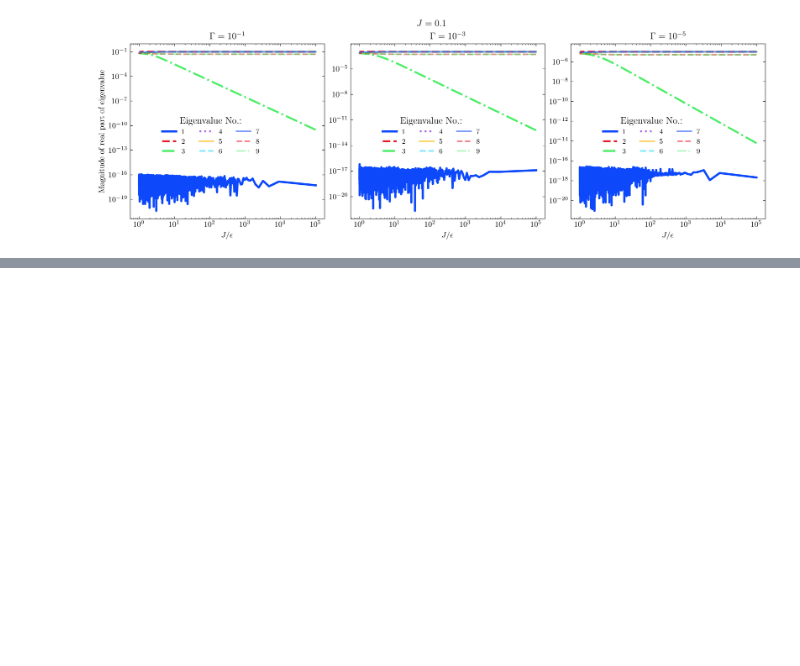
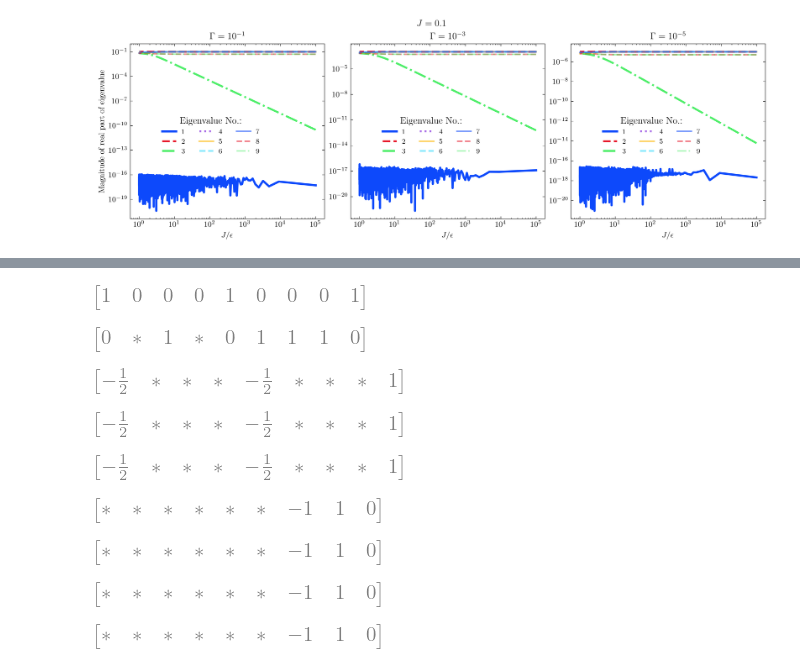
Before and after one commit to kiwipretzel/nserc-2026, a Jupyter notebook: [3.0] [three-site (degenerate), single-body, general epsilon's, local dephasing]/[3.0.1] [evals of symmetry case] [june 25].ipynb, the cells around one changed output, grey strips where cells are left out. Drawn from its saved outputs; the diff is of its cells as text; code cells hidden in the pictures; blank space fills up the shorter version.

```diff
--- a/[3.0] [three-site (degenerate), single-body, general epsilon's, local dephasing]/[3.0.1] [evals of symmetry case] [june 25].ipynb
+++ b/[3.0] [three-site (degenerate), single-body, general epsilon's, local dephasing]/[3.0.1] [evals of symmetry case] [june 25].ipynb
@@ -121,0 +193,14 @@ fig.savefig("splitting_numerically_log.pdf")
+# %%
+
+for i in evecs_approx:
+    display(sp.Matrix(i).applyfunc(lambda n: sp.Symbol('\\ast') if not (n.is_rational) else n).T)
+# %% [output]
+[figure, added]
+[figure, added]
+[figure, added]
+[figure, added]
+[figure, added]
+[figure, added]
+[figure, added]
+[figure, added]
+[figure, added]
```
Also changed, not shown: parts of 5 cells of this notebook.
